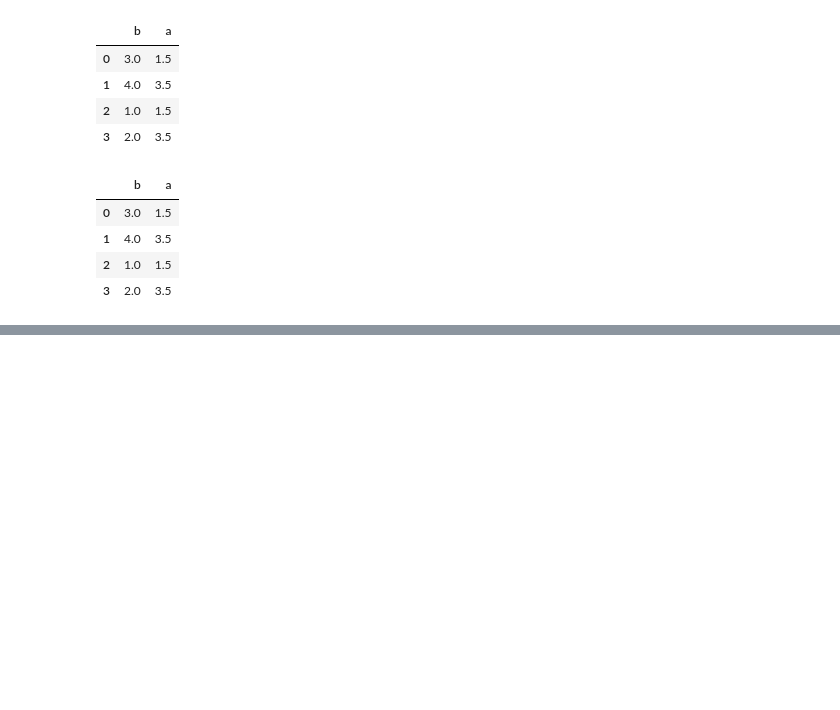
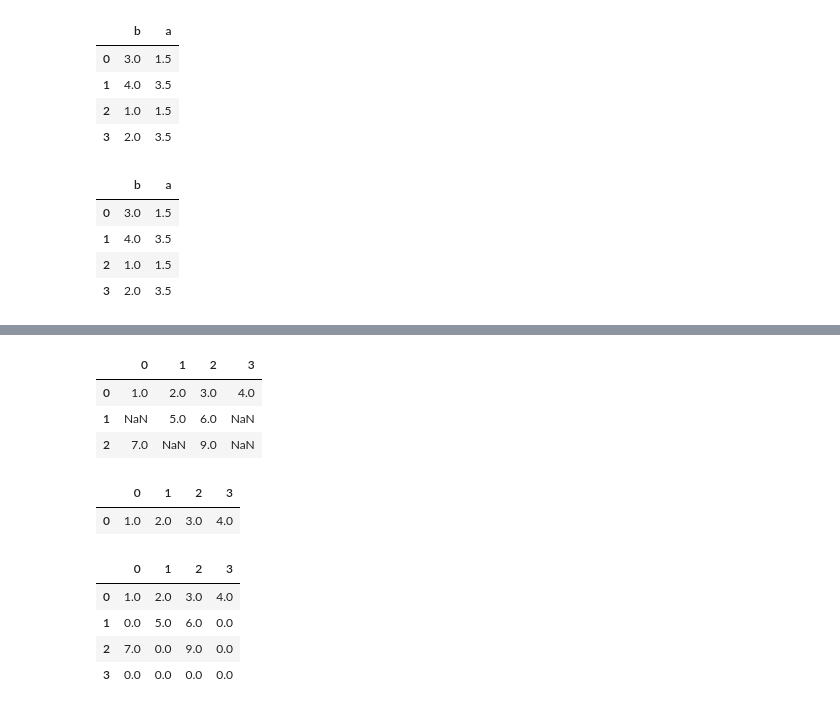
Before and after one commit to AndrewPodhorecki/CIS310, a Jupyter notebook: wk13/python_dataframe_processing.ipynb, the cells around one changed output, grey strips where cells are left out. Drawn from its saved outputs; the diff is of its cells as text; code cells hidden in the pictures; blank space fills up the shorter version.

```diff
--- a/wk13/python_dataframe_processing.ipynb
+++ b/wk13/python_dataframe_processing.ipynb
@@ -351,0 +515,25 @@ df5.rank()
+# %%
+#drop row based on threshold
+#dropped with less than 2 data points
+
+df.dropna(thresh=2)
+# %% [output]
+|  | 0 | 1 | 2 | 3 |
+| 0 | 1.0 | 2.0 | 3.0 | 4.0 |
+| 1 | NaN | 5.0 | 6.0 | NaN |
+| 2 | 7.0 | NaN | 9.0 | NaN |
+# %%
+#drops rows with less than 3 values
+df.dropna(thresh=3)
+# %% [output]
+|  | 0 | 1 | 2 | 3 |
+| 0 | 1.0 | 2.0 | 3.0 | 4.0 |
+# %%
+#fills all null values with 0
+df.fillna(0)
+# %% [output]
+|  | 0 | 1 | 2 | 3 |
+| 0 | 1.0 | 2.0 | 3.0 | 4.0 |
+| 1 | 0.0 | 5.0 | 6.0 | 0.0 |
+| 2 | 7.0 | 0.0 | 9.0 | 0.0 |
+| 3 | 0.0 | 0.0 | 0.0 | 0.0 |
```
Also changed, not shown: parts of 26 cells of this notebook, 1 other file.
